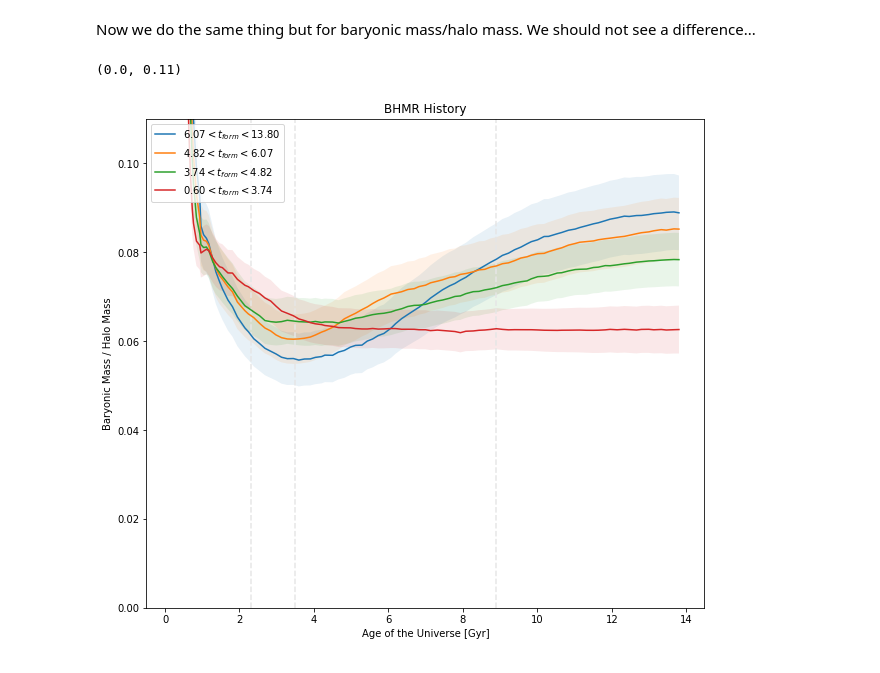
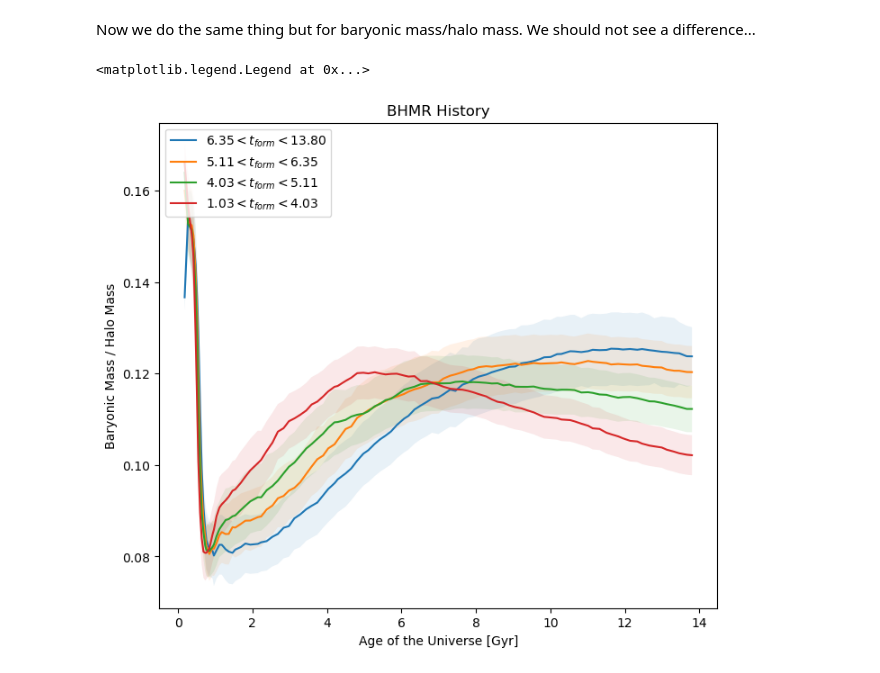
Before and after one commit to lachlandk/shmr-scatter, a Jupyter notebook: mass_history.ipynb, the cells around one changed output. Drawn from its saved outputs; the diff is of its cells as text; code cells hidden in the pictures.

```diff
--- a/mass_history.ipynb
+++ b/mass_history.ipynb
@@ -12,9 +8,16 @@ with np.load("halo_data.npz") as data:
+# %%
+# load cosmological data
+with h5py.File("cosmology.hdf5", "r") as file:
+    time = np.array(file["t"])
+    redshift = np.array(file["z"])
 # %%
-# load data
-with np.load("history_data.npz") as data:
-    halo_mass = data["Mh"]
-    stellar_mass = data["Ms"]
-    gas_mass = data["Mg"]
+h = 0.6774
+
+# load halo properties
+with h5py.File("halo_properties.hdf5", "r") as file:
+    halo_mass = np.array(file["Mh"])
+    stellar_mass = np.array(file["Ms"])
+    gas_mass = np.array(file["Mg"])
 
 # calculate formation time for all galaxies (time to accrete half final DM mass)
 form_time = np.ndarray(len(halo_mass))
@@ -96,9 +102,6 @@ fig, axes = plt.subplots(2, 2, figsize=(10, 9))
 axes = axes.flatten()
 
 for i in range(4):
-    for point in inflection_points:
-        axes[i].axvline(point, ls="--", c="0.9")
-
     axes[i].set_title(f"${bounds[i+1]:.2f}<t_{{form}}<{bounds[i]:.2f}$")
     axes[i].plot(time, median_stellar_mass[i], linestyle="--")
     axes[i].fill_between(time, median_stellar_mass[i] - std_stellar_mass[i], median_stellar_mass[i] + std_stellar_mass[i], alpha=0.1)
@@ -107,7 +110,9 @@ for i in range(4):
     axes[i].plot(time, median_baryonic_mass[i], linestyle="-")
     axes[i].fill_between(time, median_baryonic_mass[i] - std_baryonic_mass[i], median_baryonic_mass[i] + std_baryonic_mass[i], alpha=0.1)
 
-fig.suptitle("Mass History")
+    axes[i].set_ylim(5, 12)
+
+fig.suptitle("Mass Component History")
 axes[0].set_ylabel("Mass [$\\log_{10}M_\\odot$]")
 axes[2].set_ylabel("Mass [$\\log_{10}M_\\odot$]")
 axes[2].set_xlabel("Age of the Universe [Gyr]")
@@ -120,10 +125,7 @@ Text(0.5, 0, 'Age of the Universe [Gyr]')
 # %% [markdown]
 Now we plot the median stellar mass/halo mass ratio for all time in the different quartiles, we should see a difference between young and old.
 # %%
-fig, ax = plt.subplots(1, 1, figsize=(10, 9))
-
-for point in inflection_points:
-        ax.axvline(point, ls="--", c="0.9")
+fig, ax = plt.subplots(1, 1, figsize=(8, 7))
 
 for i in range(4):
     ax.plot(time, median_shm[i], label=f"${bounds[i+1]:.2f}<t_{{form}}<{bounds[i]:.2f}$")
@@ -133,7 +135,6 @@ ax.set_title("SHMR History")
 ax.set_ylabel("Stellar Mass / Halo Mass")
 ax.set_xlabel("Age of the Universe [Gyr]")
 ax.legend(loc="upper left")
-ax.set_ylim(0, 0.005)
 
 # fig.savefig("shmr_history")
 # %% [output]
@@ -142,22 +143,18 @@ ax.set_ylim(0, 0.005)
 # %% [markdown]
 Now we do the same thing but for baryonic mass/halo mass. We should not see a difference...
 # %%
-fig, ax = plt.subplots(1, 1, figsize=(10, 9))
-
-for point in inflection_points:
-        ax.axvline(point, ls="--", c="0.9")
+fig, ax = plt.subplots(1, 1, figsize=(8, 7))
 
 for i in range(4):
     ax.plot(time, median_bhm[i], label=f"${bounds[i+1]:.2f}<t_{{form}}<{bounds[i]:.2f}$")
     ax.fill_between(time, median_bhm[i] - std_bhm[i], median_bhm[i] + std_bhm[i], alpha=0.1)
 
 ax.set_title("BHMR History")
 ax.set_ylabel("Baryonic Mass / Halo Mass")
 ax.set_xlabel("Age of the Universe [Gyr]")
 ax.legend(loc="upper left")
-ax.set_ylim(0, 0.11)
 
 # fig.savefig("bhmr_history")
 # %% [output]
-(0.0, 0.11)
+<matplotlib.legend.Legend at 0x...>
-[figure, old version]
+[figure, new version]
```
Also changed, not shown: parts of 11 cells of this notebook, 3 other files.
